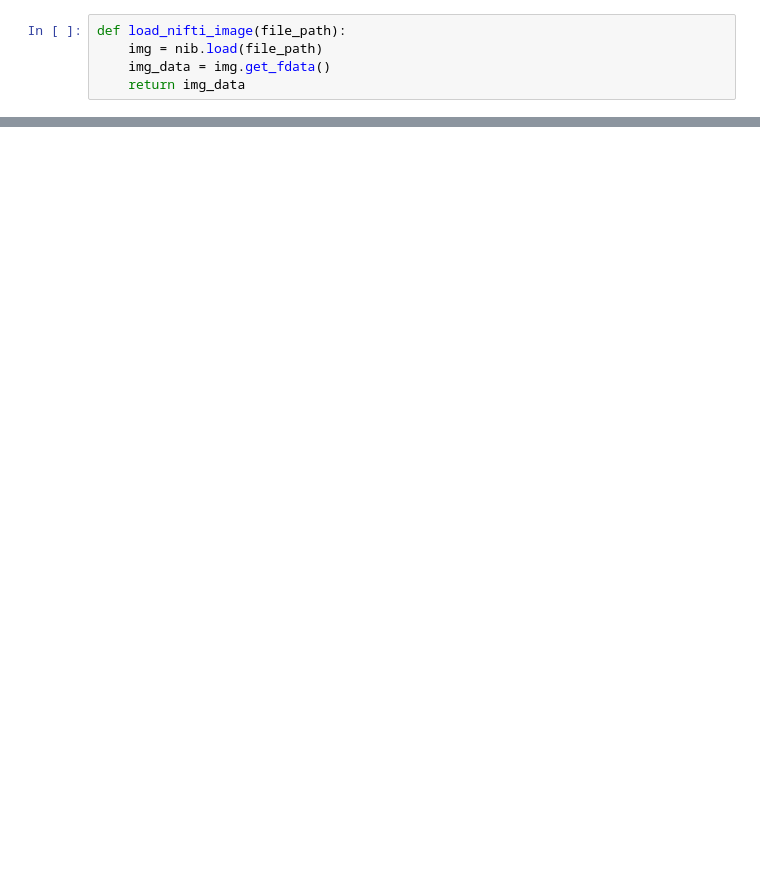
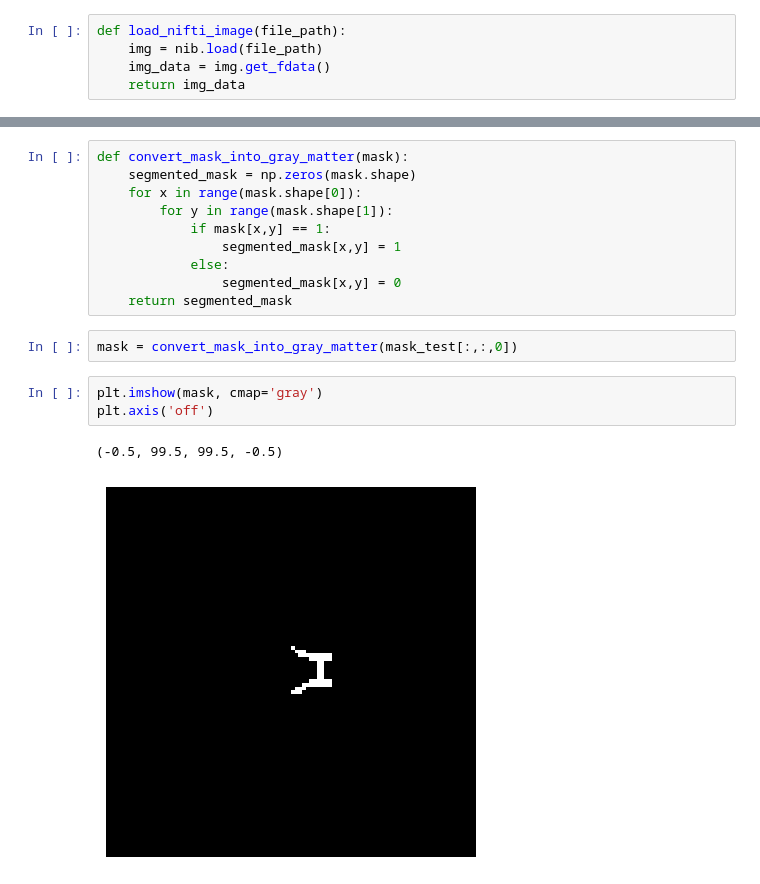
Before and after one commit to Clement1103/data_science_projects, a Jupyter notebook: DL_projects/spinal_cord_segmentation/gray_matter_segmentation.ipynb, the cells around one changed output, grey strips where cells are left out. Cells and saved outputs as stored; diff of their text form; blank space fills up the shorter version.

```diff
--- a/DL_projects/spinal_cord_segmentation/gray_matter_segmentation.ipynb
+++ b/DL_projects/spinal_cord_segmentation/gray_matter_segmentation.ipynb
@@ -19,0 +36,18 @@ for k in range(3):
+# %%
+def convert_mask_into_gray_matter(mask):
+    segmented_mask = np.zeros(mask.shape)
+    for x in range(mask.shape[0]):
+        for y in range(mask.shape[1]):
+            if mask[x,y] == 1:
+                segmented_mask[x,y] = 1
+            else:
+                segmented_mask[x,y] = 0
+    return segmented_mask
+# %%
+mask = convert_mask_into_gray_matter(mask_test[:,:,0])
+# %%
+plt.imshow(mask, cmap='gray')
+plt.axis('off')
+# %% [output]
+(-0.5, 99.5, 99.5, -0.5)
+[figure, added]
```
Also changed, not shown: parts of 8 cells of this notebook.
